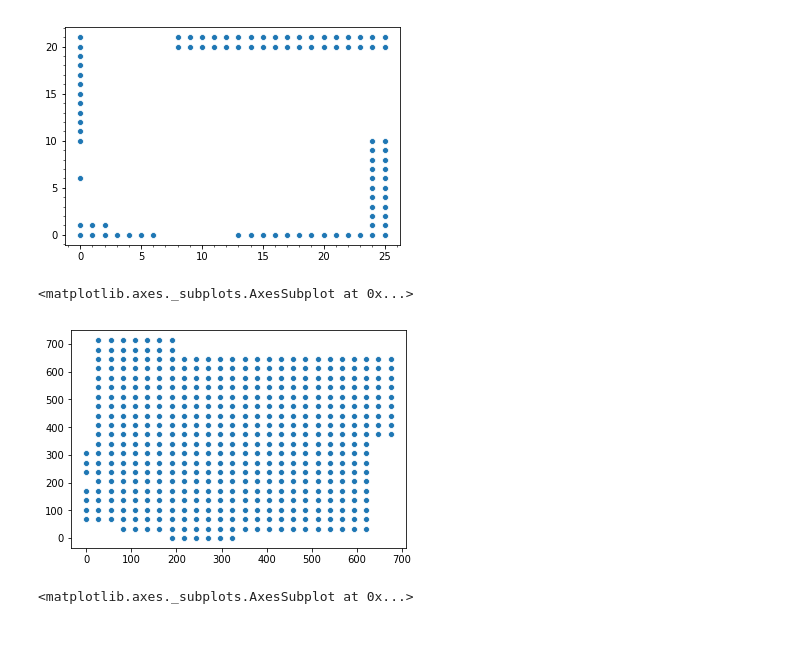
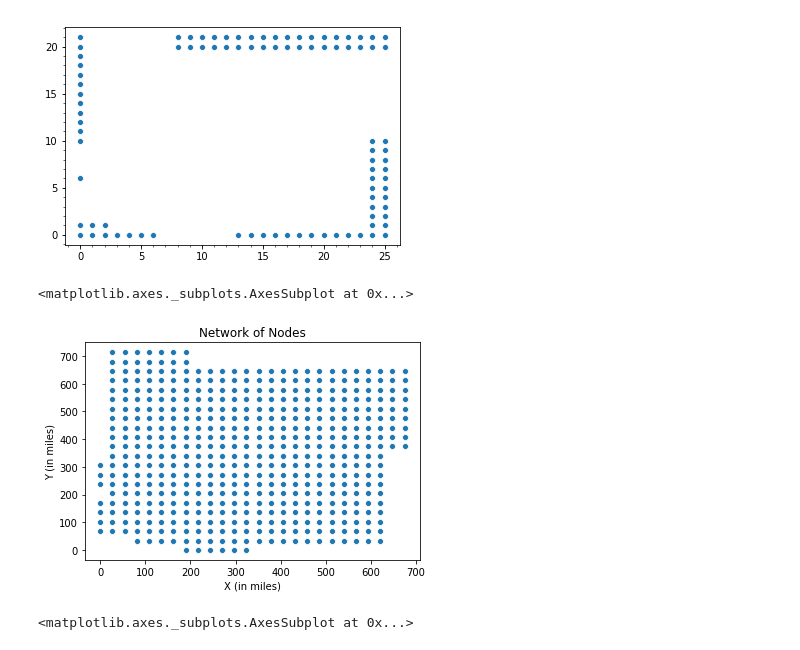
Before and after one commit to egbuck/RadarNetworkProject, a Jupyter notebook: makeData.ipynb, the cells around one changed output. Cells and saved outputs as stored; diff of their text form; code cells hidden in the pictures.

```diff
--- a/makeData.ipynb
+++ b/makeData.ipynb
@@ -18,38 +29,32 @@ points = np.array([xx, yy])
 points = np.reshape(np.reshape(points, 22*26*2, order = 'F'), [22*26, 2])
 # %%
-# delete points that are not in states.  y values multiplied by 34, x by 27.
-# first column delPoints
+# Delete points that are not in states.
+
+# First column delPoints
 delPoints = list(range(2)) + list(range(6, 7)) + list(range(10,22))
 # 2nd / 3rd column delPoints
-delPoints = delPoints + [x+22 for x in list(range(2))] +
-            [x+44 for x in list(range(2))]
+delPoints = delPoints + [x+22 for x in list(range(2))]
+delPoints = delPoints + [x+44 for x in list(range(2))]
 # 4th through 7th column delPoints
 delPoints = delPoints + [x*22 for x in list(range(3, 7))]
-# highest row past tip of Utah
+# Highest row past tip of Utah
 delPoints = delPoints + [x*22 + 21 for x in range(8, 26)]
 # 2nd highest row past tip of Utah
 delPoints = delPoints + [x*22 + 20 for x in range(8, 26)]
-
-delPoints = delPoints + [x*22 for x in range(13, 26)]   # rest of bottom row
-delPoints = delPoints + [24*22 + x for x in range(1, 11)]  # second to last col
-delPoints = delPoints + [25*22 + x for x in range(1, 11)]  # last col
+# Rest of bottom row
+delPoints = delPoints + [x*22 for x in range(13, 26)]
+# Second to last column
+delPoints = delPoints + [24*22 + x for x in range(1, 11)]
+# Last column
+delPoints = delPoints + [25*22 + x for x in range(1, 11)]
 
 # print(delPoints)  # print row indexes of points you are deleting
 
-# plot points you are deleting
-# create plot, scaled back down.
+# Plot points you are deleting
+# Create plot, scaled back down
 ax = sns.scatterplot(points[delPoints,0] / 27, y=points[delPoints,1] / 34)
-ax.yaxis.set_minor_locator(plt.MultipleLocator(1))  # set minor y tics
-ax.xaxis.set_minor_locator(plt.MultipleLocator(1))  # set minor x tics
-ax   # display plot
-
-# deleting points in delPoints.
-points = np.delete(points, delPoints, axis=0)
+ax.yaxis.set_minor_locator(plt.MultipleLocator(1))  # Set minor y tics
+ax.xaxis.set_minor_locator(plt.MultipleLocator(1))  # Set minor x tics
+ax   # Display plot
 # %% [output]
 [figure]
-# %%
-ax = sns.scatterplot(x=points[:,0], y=points[:,1])
-ax
-# %% [output]
-<matplotlib.axes._subplots.AxesSubplot at 0x...>
-[figure, removed]
@@ -56 +64,10 @@ ax
+# %%
+# Plot remaining points
+ax = sns.scatterplot(x=points[:,0], y=points[:,1])
+ax.set(xlabel='X (in miles)', ylabel='Y (in miles)', title = 'Network of Nodes')
+#ax.figure.savefig("nodeGrid.png")  # Saving the figure
+ax
+# %% [output]
+<matplotlib.axes._subplots.AxesSubplot at 0x...>
+[figure, added]
 # %%
```
Also changed, not shown: parts of 15 cells of this notebook.
